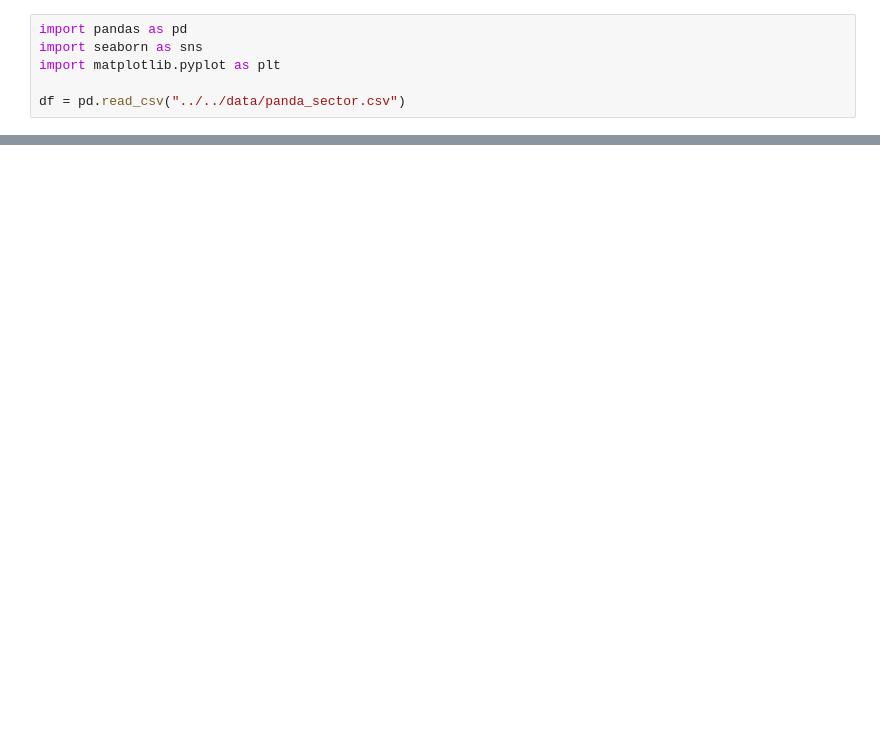
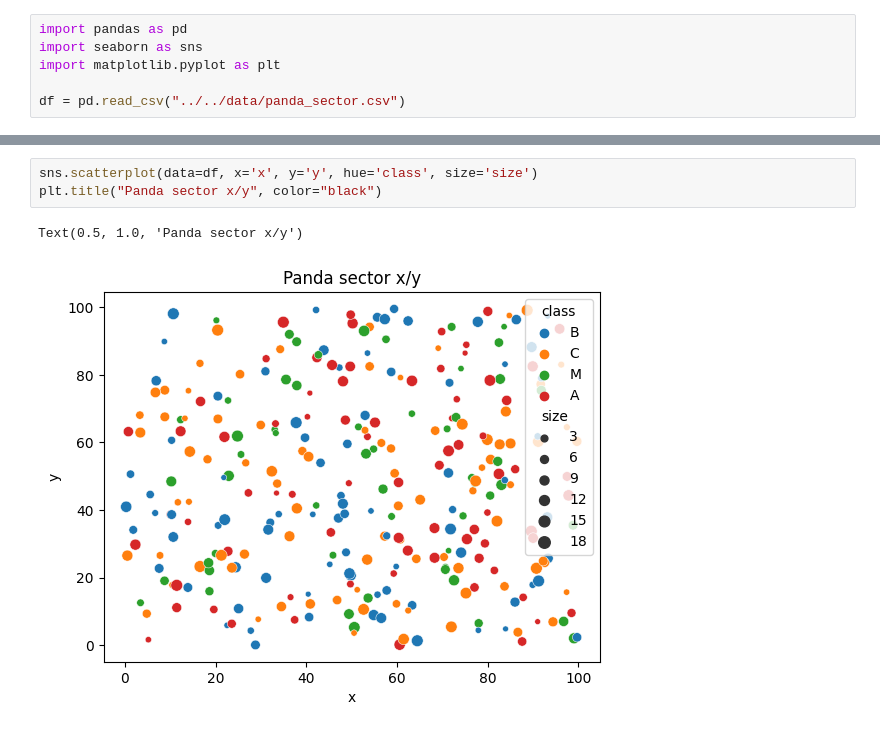
Before and after one commit to pagar22/space-pandas, a Jupyter notebook: src/ds-pandas/navigation.ipynb, the cells around one changed output, grey strips where cells are left out. Saved outputs shown, nothing was run; the diff lists cells and outputs as text; blank space fills up the shorter version.

```diff
--- a/src/ds-pandas/navigation.ipynb
+++ b/src/ds-pandas/navigation.ipynb
@@ -15,0 +40,6 @@ Text(0, 0.5, 'y coordinate in $\\sqrt{warps}$')
+# %%
+sns.scatterplot(data=df, x='x', y='y', hue='class', size='size')
+plt.title("Panda sector x/y", color="black")
+# %% [output]
+Text(0.5, 1.0, 'Panda sector x/y')
+[figure, added]
```
Also changed, not shown: parts of 4 cells of this notebook, 4 other files.
